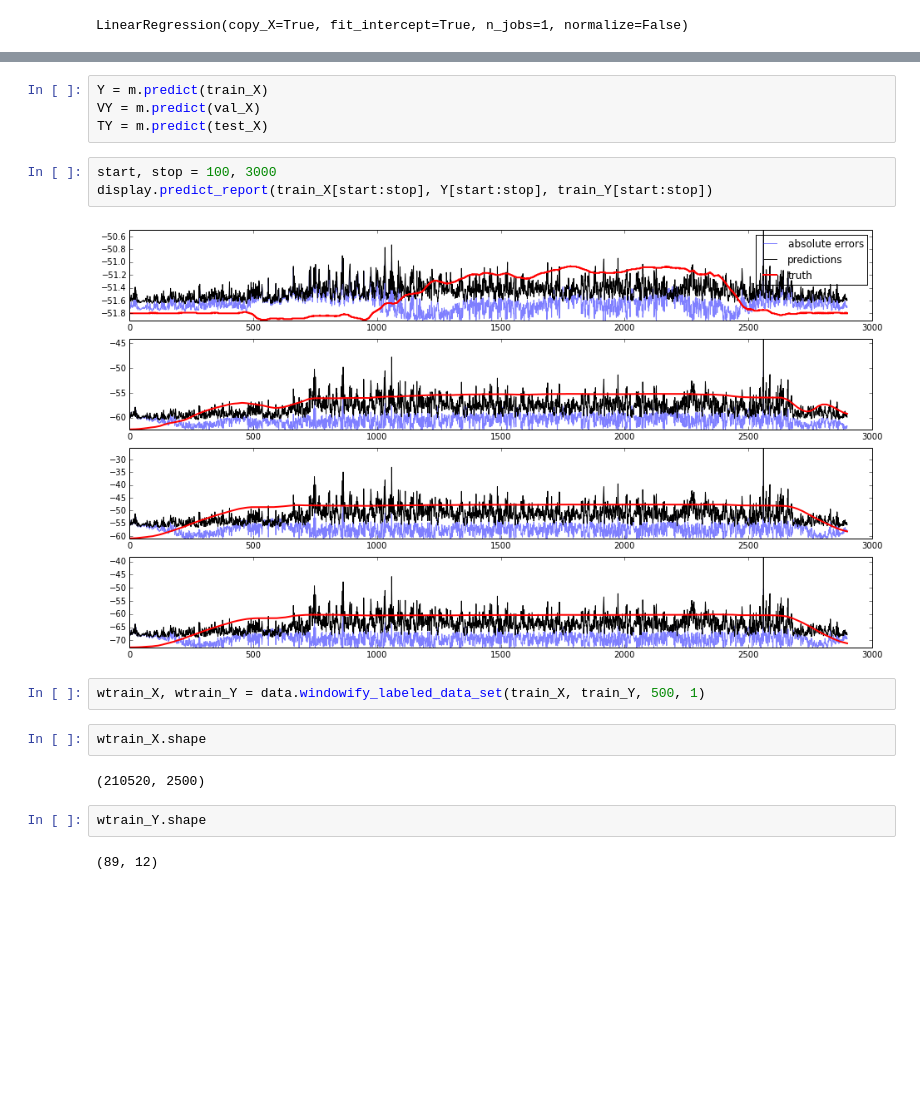
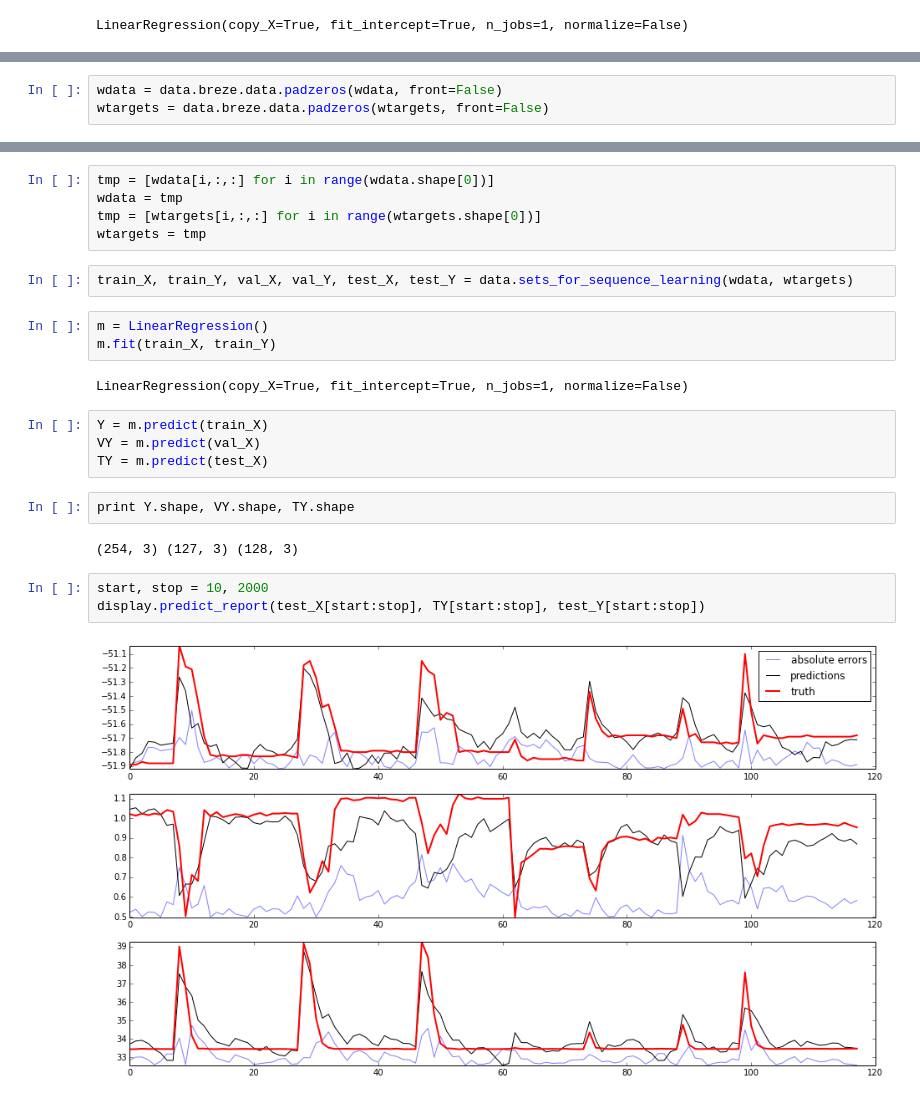
Before and after one commit to PaddyK/biosi, a Jupyter notebook: beta_notebook.ipynb, the cells around one changed output, grey strips where cells are left out. Drawn from its saved outputs; the diff is of its cells as text; blank space fills up the shorter version.

```diff
--- a/beta_notebook.ipynb
+++ b/beta_notebook.ipynb
@@ -182,0 +200,3 @@ LinearRegression(copy_X=True, fit_intercept=True, n_jobs=1, normalize=False)
+# %%
+wdata = data.breze.data.padzeros(wdata, front=False)
+wtargets = data.breze.data.padzeros(wtargets, front=False)
@@ -183,19 +207,25 @@ LinearRegression(copy_X=True, fit_intercept=True, n_jobs=1, normalize=False)
+# %%
+tmp = [wdata[i,:,:] for i in range(wdata.shape[0])]
+wdata = tmp
+tmp = [wtargets[i,:,:] for i in range(wtargets.shape[0])]
+wtargets = tmp
+# %%
+train_X, train_Y, val_X, val_Y, test_X, test_Y = data.sets_for_sequence_learning(wdata, wtargets)
+# %%
+m = LinearRegression()
+m.fit(train_X, train_Y)
+# %% [output]
+LinearRegression(copy_X=True, fit_intercept=True, n_jobs=1, normalize=False)
 # %%
 Y = m.predict(train_X)
 VY = m.predict(val_X)
 TY = m.predict(test_X)
+# %%
+print Y.shape, VY.shape, TY.shape
+# %% [output]
+(254, 3) (127, 3) (128, 3)
 # %%
-start, stop = 100, 3000
-display.predict_report(train_X[start:stop], Y[start:stop], train_Y[start:stop])
+start, stop = 10, 2000
+display.predict_report(test_X[start:stop], TY[start:stop], test_Y[start:stop])
 # %% [output]
-[figure, old version]
+[figure, new version]
-# %%
-wtrain_X, wtrain_Y = data.windowify_labeled_data_set(train_X, train_Y, 500, 1)
-# %%
-wtrain_X.shape
-# %% [output]
-(210520, 2500)
-# %%
-wtrain_Y.shape
-# %% [output]
-(89, 12)
```
Also changed, not shown: parts of 15 cells of this notebook.
